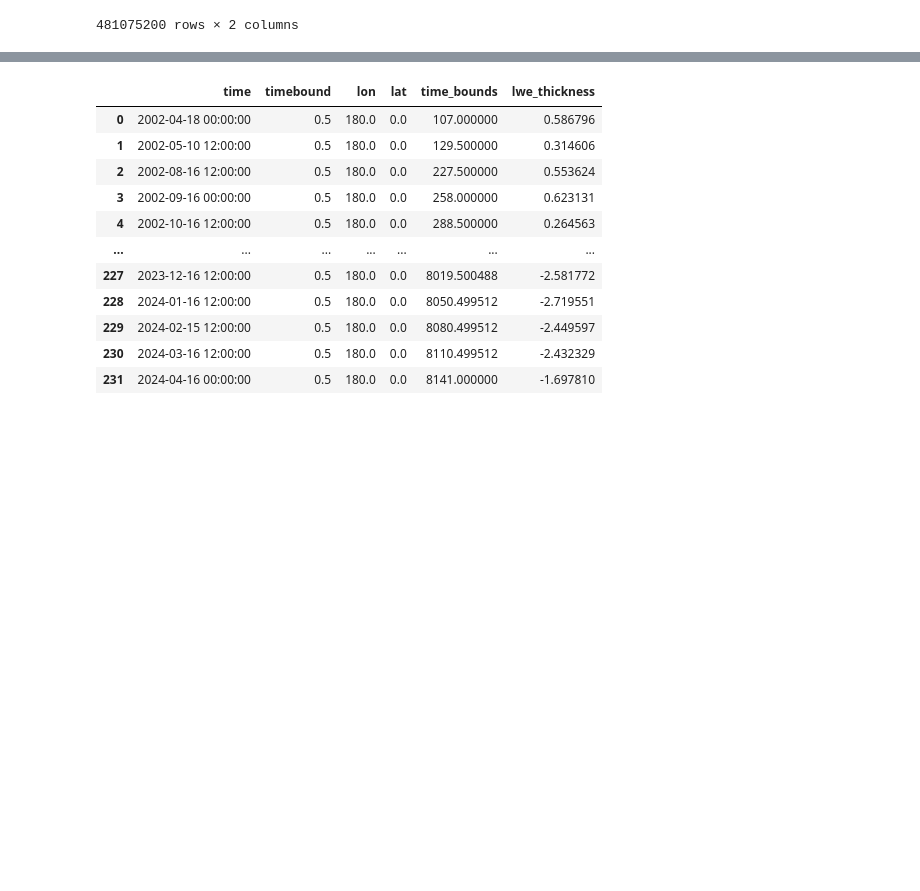
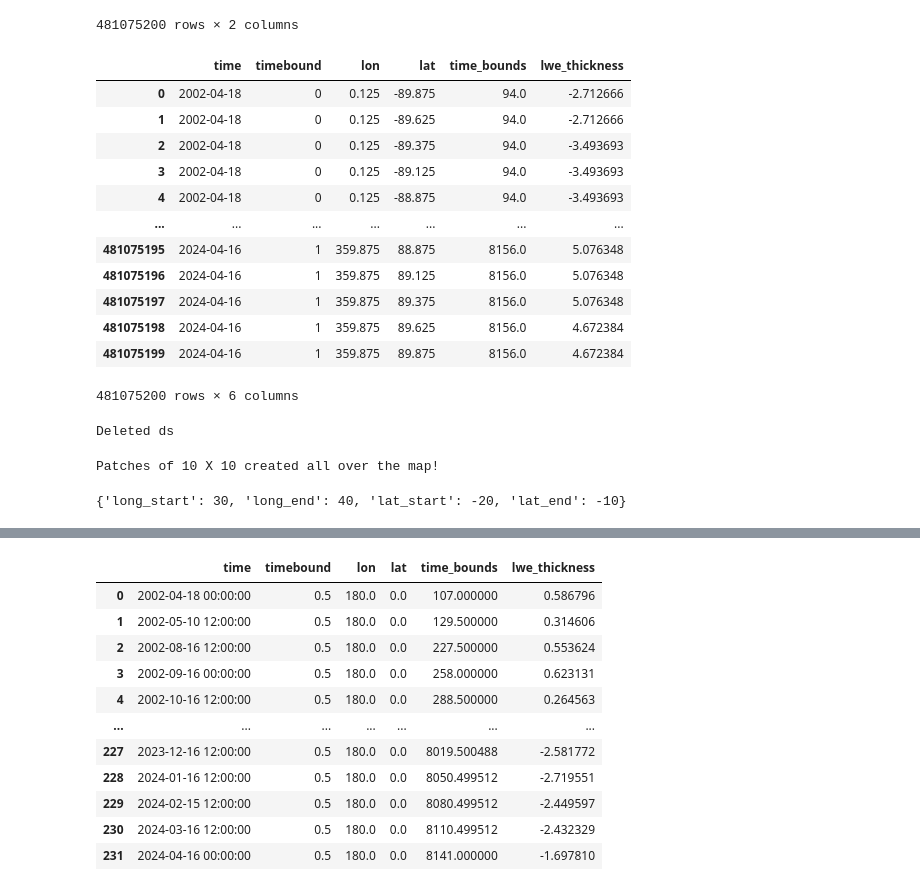
Before and after one commit to Ainard09/ai4ls_2_water_prediction, a Jupyter notebook: Task_2/CSR_GRACE.ipynb, the cells around one changed output, grey strips where cells are left out. Saved outputs shown, nothing was run; the diff lists cells and outputs as text; code cells hidden in the pictures; blank space fills up the shorter version.

Commit message:
modify Task_2 notebook to add map patches creation and df query using lat and long

```diff
--- a/Task_2/CSR_GRACE.ipynb
+++ b/Task_2/CSR_GRACE.ipynb
@@ -207,3 +204,18 @@ df
 481075200 rows × 2 columns
 # %%
 df.reset_index(inplace=True)
+df
+# %% [output]
+|  | time | timebound | lon | lat | time_bounds | lwe_thickness |
+| 0 | 2002-04-18 | 0 | 0.125 | -89.875 | 94.0 | -2.712666 |
+| 1 | 2002-04-18 | 0 | 0.125 | -89.625 | 94.0 | -2.712666 |
+| 2 | 2002-04-18 | 0 | 0.125 | -89.375 | 94.0 | -3.493693 |
+| 3 | 2002-04-18 | 0 | 0.125 | -89.125 | 94.0 | -3.493693 |
+| 4 | 2002-04-18 | 0 | 0.125 | -88.875 | 94.0 | -3.493693 |
+| ... | ... | ... | ... | ... | ... | ... |
+| 481075195 | 2024-04-16 | 1 | 359.875 | 88.875 | 8156.0 | 5.076348 |
+| 481075196 | 2024-04-16 | 1 | 359.875 | 89.125 | 8156.0 | 5.076348 |
+| 481075197 | 2024-04-16 | 1 | 359.875 | 89.375 | 8156.0 | 5.076348 |
+| 481075198 | 2024-04-16 | 1 | 359.875 | 89.625 | 8156.0 | 4.672384 |
+| 481075199 | 2024-04-16 | 1 | 359.875 | 89.875 | 8156.0 | 4.672384 |
+481075200 rows × 6 columns
@@ -209,0 +224,47 @@ df.reset_index(inplace=True)
+# %%
+# free resources
+try:
+    del ds
+    print("Deleted ds object")
+except:
+    pass
+# %% [output]
+Deleted ds
+# %%
+lat_min = -90
+lat_max = 90
+long_min = -180
+long_max = 180
+
+patch_len = 10 # => 10 x 10 patches all over the map
+
+patches = []
+
+
+for long in range(long_min, long_max - patch_len + 1, patch_len):
+    for lat in range(lat_min, lat_max - patch_len + 1, patch_len):
+
+        patch_lat_start = lat
+        patch_lat_end = lat + patch_len
+        patch_long_start = long
+        patch_long_end = long+ patch_len
+
+        patches.append({
+            "long_start": patch_long_start,
+            "long_end": patch_long_end,
+            "lat_start": patch_lat_start,
+            "lat_end": patch_lat_end,
+        })
+
+#         print("- Patch:")
+#         print("\tlat: {0}<=>{1}".format(patch_lat_start, patch_lat_end))
+#         print("\tlong: {0}<=>{1}".format(patch_long_start, patch_long_end))
+print("Patches of {0} X {0} created all over the map!".format(patch_len, patch_len))
+# %% [output]
+Patches of 10 X 10 created all over the map!
+# %%
+# Let's Query a patch
+patch = patches[385]
+print(patch)
+# %% [output]
+{'long_start': 30, 'long_end': 40, 'lat_start': -20, 'lat_end': -10}
```
Also changed, not shown: parts of 5 cells of this notebook, 1 other file.
